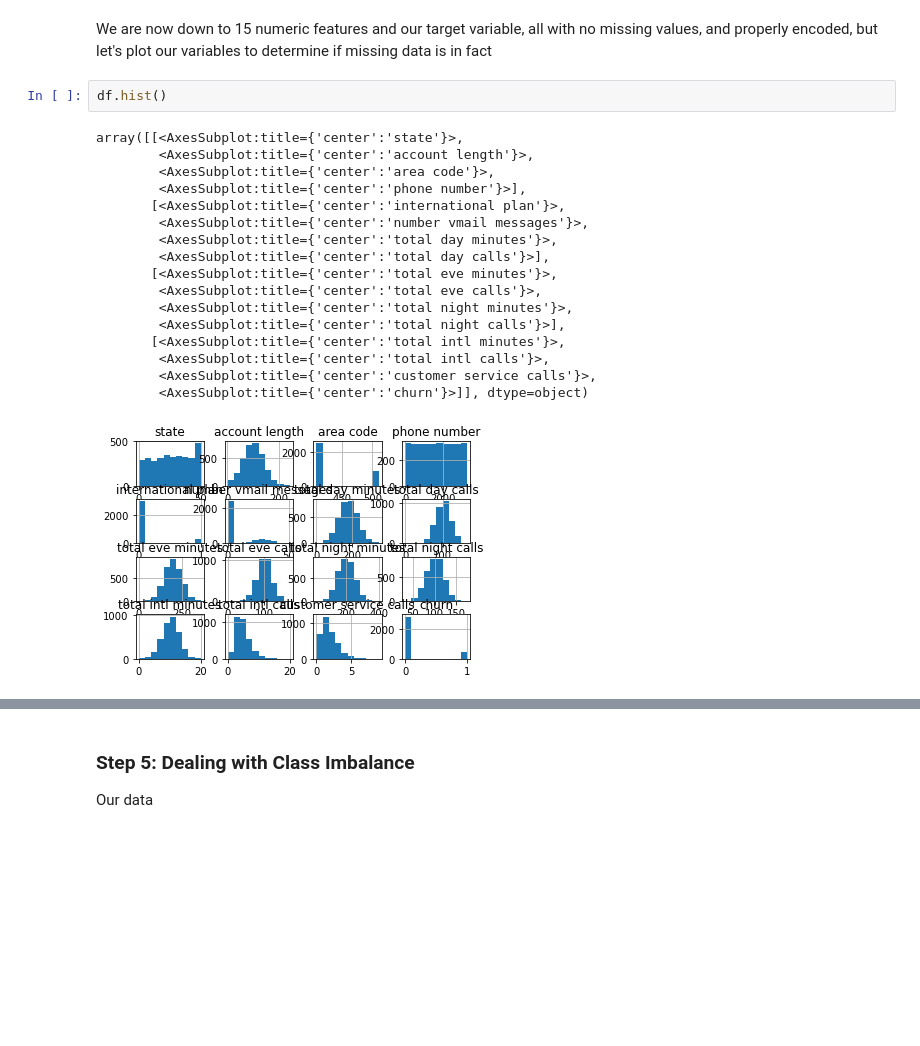
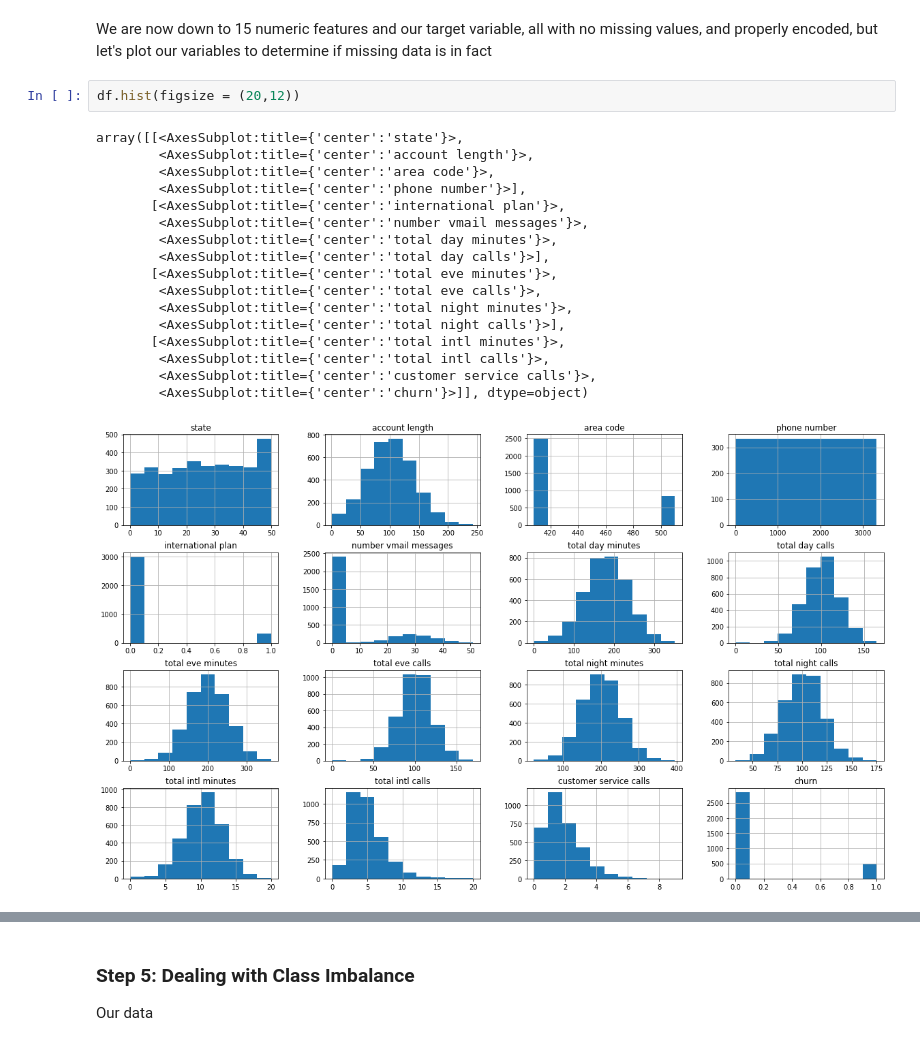
Before and after one commit to jaredlil/project-5-telecom-churn, a Jupyter notebook: Untitled.ipynb, the cells around one changed output, grey strips where cells are left out. Drawn from its saved outputs; the diff is of its cells as text; blank space fills up the shorter version.

Commit message:
plotted feature histograms to look for patterns

```diff
--- a/Untitled.ipynb
+++ b/Untitled.ipynb
@@ -165,22 +165,22 @@ df.shape
 # %% [markdown]
 We are now down to 15 numeric features and our target variable, all with no missing values, and properly encoded, but let's plot our variables to determine if missing data is in fact
 # %%
-df.hist()
+df.hist(figsize = (20,12))
 # %% [output]
 array([[<AxesSubplot:title={'center':'state'}>,
         <AxesSubplot:title={'center':'account length'}>,
         <AxesSubplot:title={'center':'area code'}>,
         <AxesSubplot:title={'center':'phone number'}>],
        [<AxesSubplot:title={'center':'international plan'}>,
         <AxesSubplot:title={'center':'number vmail messages'}>,
         <AxesSubplot:title={'center':'total day minutes'}>,
         <AxesSubplot:title={'center':'total day calls'}>],
        [<AxesSubplot:title={'center':'total eve minutes'}>,
         <AxesSubplot:title={'center':'total eve calls'}>,
         <AxesSubplot:title={'center':'total night minutes'}>,
         <AxesSubplot:title={'center':'total night calls'}>],
        [<AxesSubplot:title={'center':'total intl minutes'}>,
         <AxesSubplot:title={'center':'total intl calls'}>,
         <AxesSubplot:title={'center':'customer service calls'}>,
         <AxesSubplot:title={'center':'churn'}>]], dtype=object)
-[figure, old version]
+[figure, new version]
```
Also changed, not shown: parts of 1 cell of this notebook.
